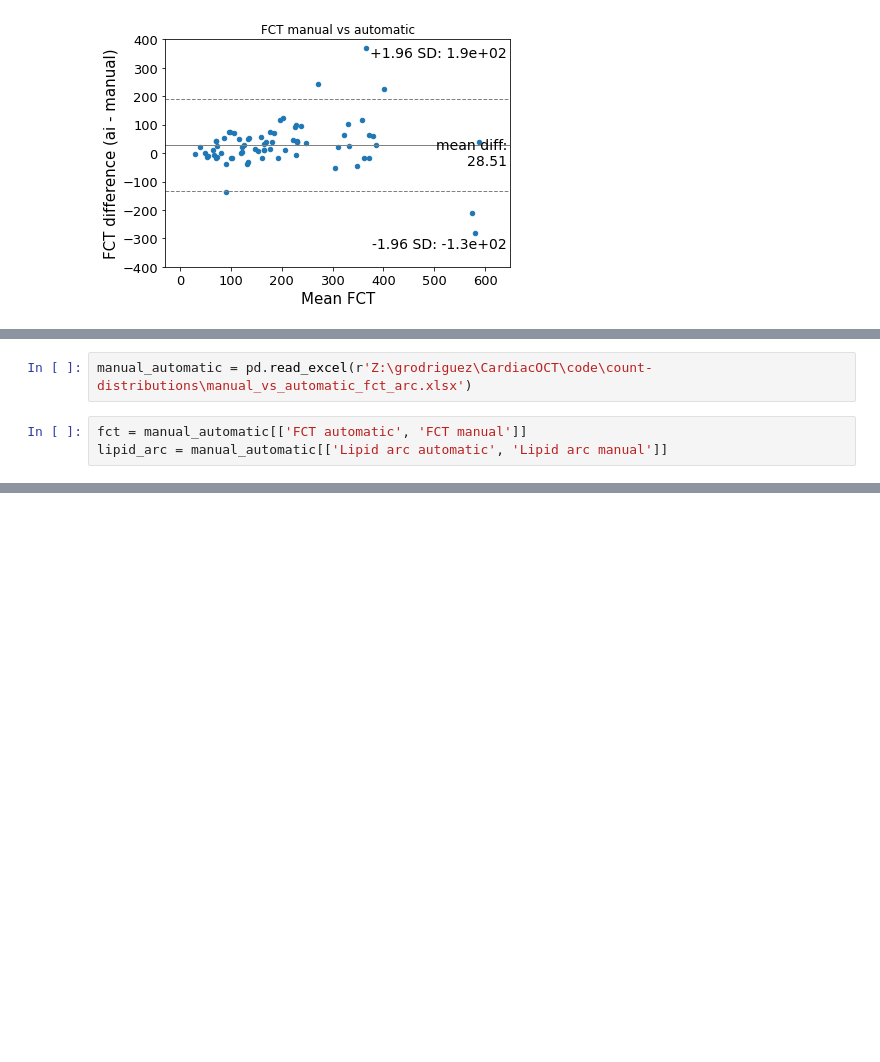
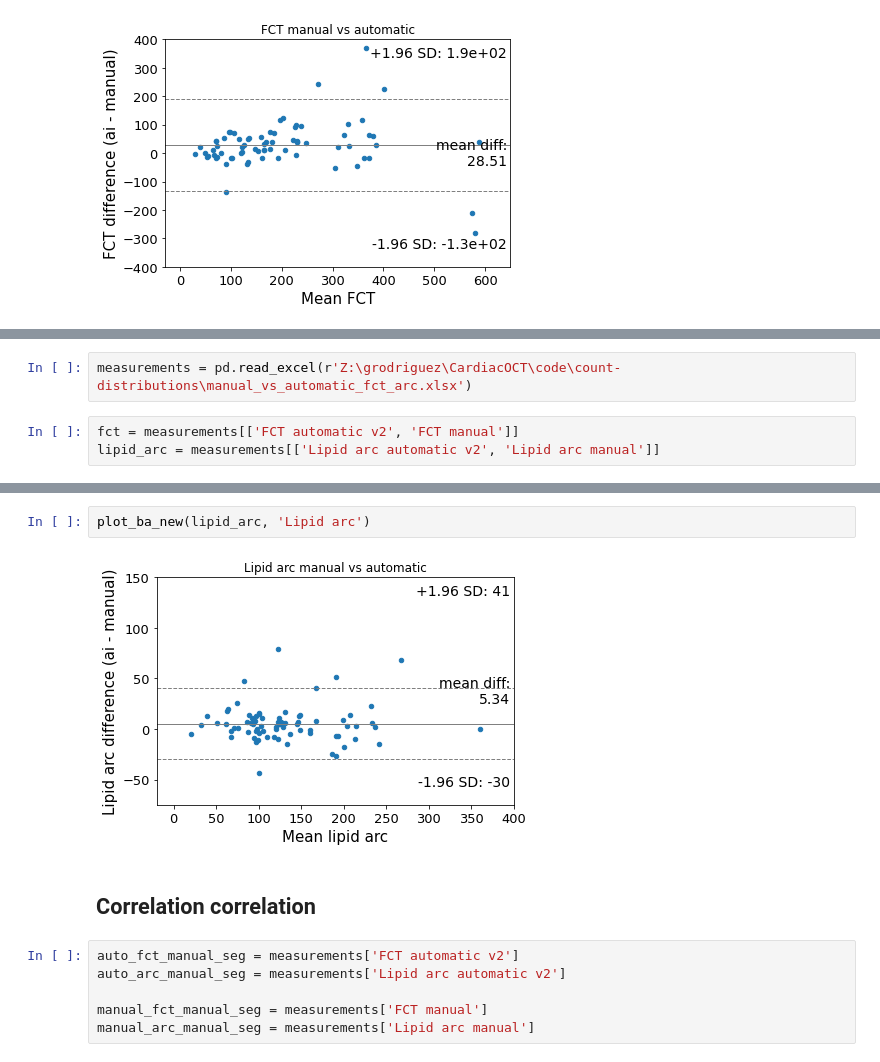
Before and after one commit to Gonzalo2408/CardiacOCT-project, a Jupyter notebook: metrics_build/plot_bland_altman.ipynb, the cells around one changed output, grey strips where cells are left out. Cells and saved outputs as stored; diff of their text form; blank space fills up the shorter version.

```diff
--- a/metrics_build/plot_bland_altman.ipynb
+++ b/metrics_build/plot_bland_altman.ipynb
@@ -97,6 +94,6 @@ plot_ba(preds_excel_test3, 'lipid_arc')
 # %%
-manual_automatic = pd.read_excel(r'Z:\grodriguez\CardiacOCT\code\count-distributions\manual_vs_automatic_fct_arc.xlsx')
+measurements = pd.read_excel(r'Z:\grodriguez\CardiacOCT\code\count-distributions\manual_vs_automatic_fct_arc.xlsx')
 # %%
-fct = manual_automatic[['FCT automatic', 'FCT manual']]
-lipid_arc = manual_automatic[['Lipid arc automatic', 'Lipid arc manual']]
+fct = measurements[['FCT automatic v2', 'FCT manual']]
+lipid_arc = measurements[['Lipid arc automatic v2', 'Lipid arc manual']]
 # %%
@@ -201,0 +152,12 @@ See the caveats in the documentation: https://pandas.pydata.org/pandas-docs/stab
+# %%
+plot_ba_new(lipid_arc, 'Lipid arc')
+# %% [output]
+[figure, added]
+# %% [markdown]
+## Correlation correlation
+# %%
+auto_fct_manual_seg = measurements['FCT automatic v2']
+auto_arc_manual_seg = measurements['Lipid arc automatic v2']
+
+manual_fct_manual_seg = measurements['FCT manual']
+manual_arc_manual_seg = measurements['Lipid arc manual']
```
Also changed, not shown: parts of 9 cells of this notebook, 6 other files.
